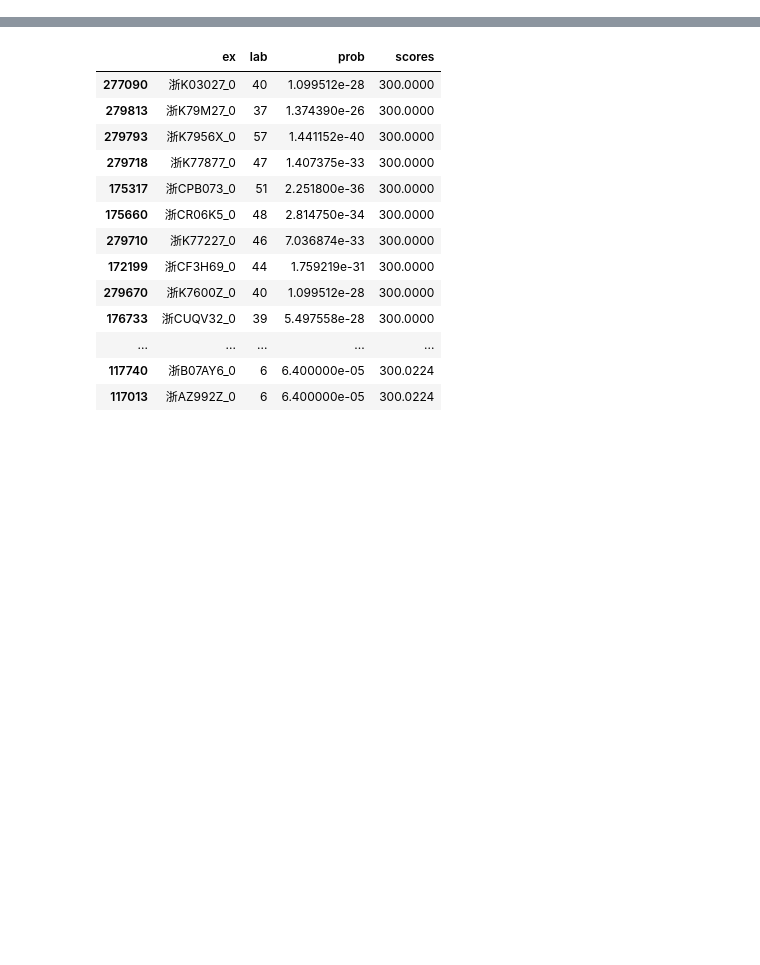
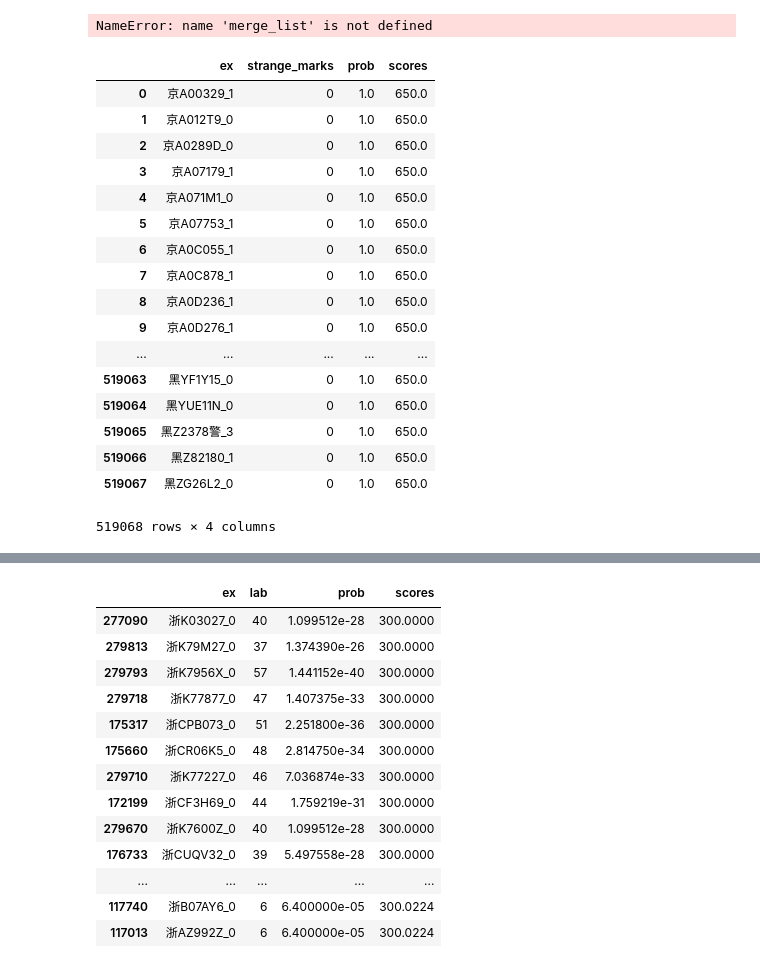
Before and after one commit to fountain111/cxxt, a Jupyter notebook: Untitled.ipynb, the cells around one changed output, grey strips where cells are left out. Saved outputs shown, nothing was run; the diff lists cells and outputs as text; code cells hidden in the pictures; blank space fills up the shorter version.

```diff
--- a/Untitled.ipynb
+++ b/Untitled.ipynb
@@ -117,0 +26,8 @@ Name: license, Length: 494402, dtype: object
+# %%
+df_rf = pd.read_csv('./scores/rf.csv')
+df_rf = df_rf[['ex','lab','scores']]
+df_rf = df1.groupby('ex')['scores'].min().reset_index()
+df_lab = pd.read_csv('./scores/lab.csv')
+df_lost_marks = pd.read_csv('./scores/lost_marks.csv')
+df_strange_marks = pd.read_csv('./scores/strange_marks.csv')
+df_turn_around = pd.read_csv('./scores/turn_around.csv')
@@ -117,0 +36,26 @@ Name: license, Length: 494402, dtype: object
+# %%
+df = functools.reduce(lambda left, right: pd.merge(left, right, on='ex', how='outer', indicator=False),
+                                  merge_list, init)
+# %% [output]
+NameError: name 'merge_list' is not defined
+# %%
+df_strange_marks
+# %% [output]
+|  | ex | strange_marks | prob | scores |
+| 0 | 京A00329_1 | 0 | 1.0 | 650.0 |
+| 1 | 京A012T9_0 | 0 | 1.0 | 650.0 |
+| 2 | 京A0289D_0 | 0 | 1.0 | 650.0 |
+| 3 | 京A07179_1 | 0 | 1.0 | 650.0 |
+| 4 | 京A071M1_0 | 0 | 1.0 | 650.0 |
+| 5 | 京A07753_1 | 0 | 1.0 | 650.0 |
+| 6 | 京A0C055_1 | 0 | 1.0 | 650.0 |
+| 7 | 京A0C878_1 | 0 | 1.0 | 650.0 |
+| 8 | 京A0D236_1 | 0 | 1.0 | 650.0 |
+| 9 | 京A0D276_1 | 0 | 1.0 | 650.0 |
+| ... | ... | ... | ... | ... |
+| 519063 | 黑YF1Y15_0 | 0 | 1.0 | 650.0 |
+| 519064 | 黑YUE11N_0 | 0 | 1.0 | 650.0 |
+| 519065 | 黑Z2378警_3 | 0 | 1.0 | 650.0 |
+| 519066 | 黑Z82180_1 | 0 | 1.0 | 650.0 |
+| 519067 | 黑ZG26L2_0 | 0 | 1.0 | 650.0 |
+519068 rows × 4 columns
```
Also changed, not shown: parts of 8 cells of this notebook, 3 other files.
